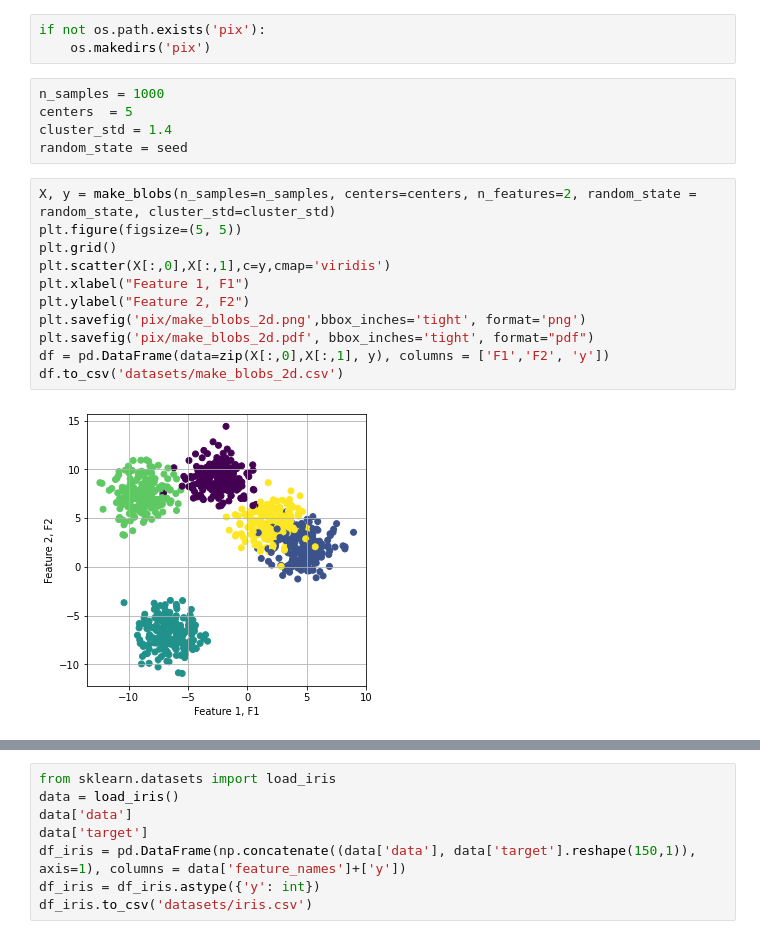
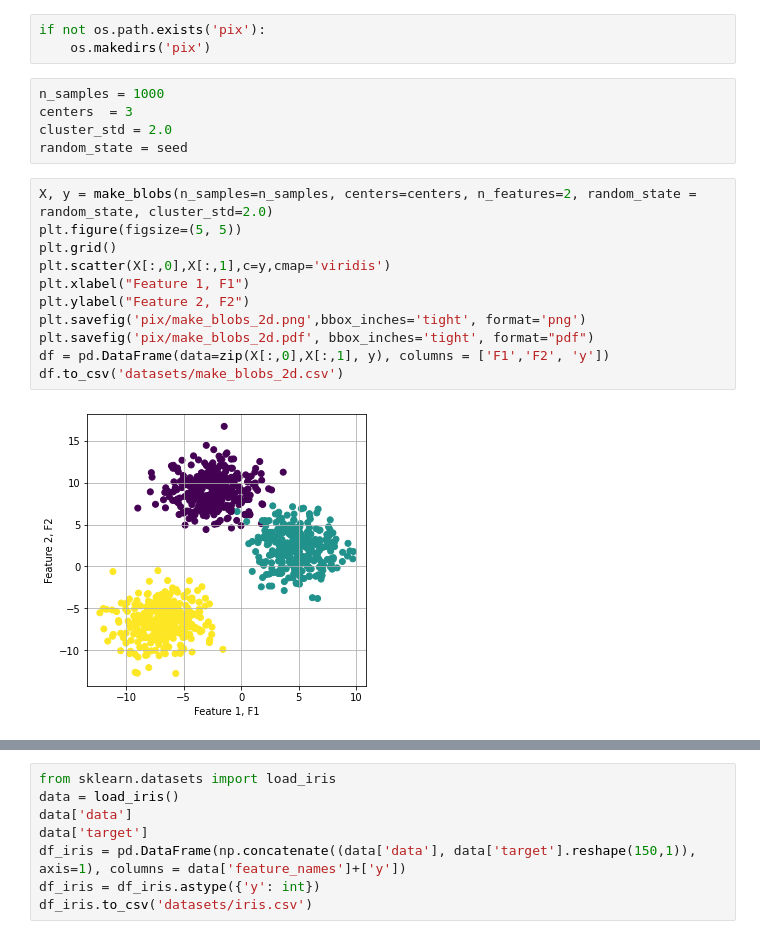
Before and after one commit to michaukuk/clamp_evaluation, a Jupyter notebook: datasets_generator.ipynb, the cells around one changed output, grey strips where cells are left out. Drawn from its saved outputs; the diff is of its cells as text.

```diff
--- a/datasets_generator.ipynb
+++ b/datasets_generator.ipynb
@@ -13,19 +13,19 @@ if not os.path.exists('pix'):
     os.makedirs('pix')
 # %%
 n_samples = 1000
-centers  = 5
-cluster_std = 1.4
+centers  = 3
+cluster_std = 2.0
 random_state = seed
 # %%
-X, y = make_blobs(n_samples=n_samples, centers=centers, n_features=2, random_state = random_state, cluster_std=cluster_std)
+X, y = make_blobs(n_samples=n_samples, centers=centers, n_features=2, random_state = random_state, cluster_std=2.0)
 plt.figure(figsize=(5, 5))
 plt.grid()
 plt.scatter(X[:,0],X[:,1],c=y,cmap='viridis')
 plt.xlabel("Feature 1, F1")
 plt.ylabel("Feature 2, F2")
 plt.savefig('pix/make_blobs_2d.png',bbox_inches='tight', format='png')
 plt.savefig('pix/make_blobs_2d.pdf', bbox_inches='tight', format="pdf")
 df = pd.DataFrame(data=zip(X[:,0],X[:,1], y), columns = ['F1','F2', 'y'])
 df.to_csv('datasets/make_blobs_2d.csv')
 # %% [output]
-[figure, old version]
+[figure, new version]
```
Also changed, not shown: parts of 17 cells of this notebook, 12 other files.
